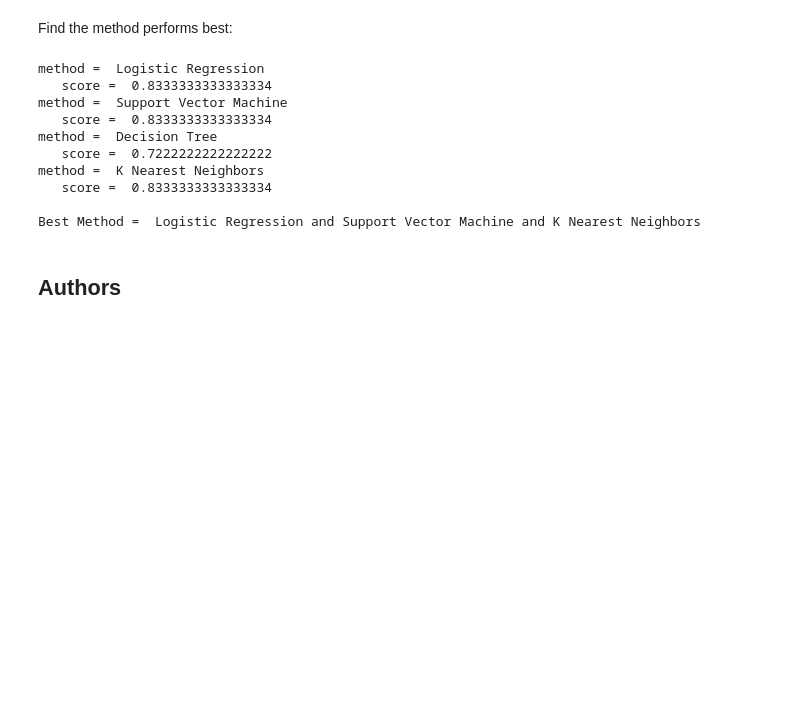
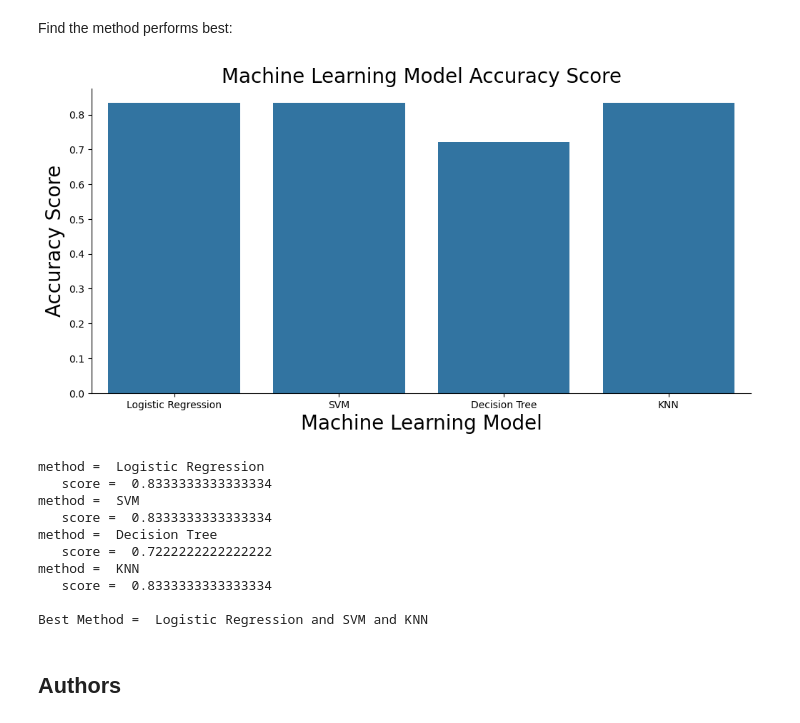
Before and after one commit to wangjihwang/Coursera, a Jupyter notebook: SpaceX_Machine Learning Prediction_Part_5.ipynb, the cells around one changed output. Saved outputs shown, nothing was run; the diff lists cells and outputs as text; code cells hidden in the pictures; blank space fills up the shorter version.

```diff
--- a/SpaceX_Machine Learning Prediction_Part_5.ipynb
+++ b/SpaceX_Machine Learning Prediction_Part_5.ipynb
@@ -379,32 +379,49 @@ plot_confusion_matrix(Y_test,yhat)
 Find the method performs best:
 # %%
 predictors = [logreg_cv, svm_cv, tree_cv, knn_cv]
-names = ['Logistic Regression', 'Support Vector Machine', 'Decision Tree', 'K Nearest Neighbors']
+names = ['Logistic Regression', 'SVM', 'Decision Tree', 'KNN']
+logreg_cv_score = logreg_cv.score(X_test, Y_test)
+svm_cv_score = svm_cv.score(X_test, Y_test)
+tree_cv_score = tree_cv.score(X_test, Y_test)
+knn_cv_score = knn_cv.score(X_test, Y_test)
+
+# Compile model scores into a DataFrame and then identify and label the maximum score
+ranking_dict = {'Model':['Logistic Regression', 'SVM', 'Decision Tree', 'KNN'], 'Score':[logreg_cv_score, svm_cv_score, tree_cv_score, knn_cv_score]}
+ranking_df = pd.DataFrame(ranking_dict)
+
+sns.catplot(kind="bar", data=ranking_df, x="Model", y="Score", aspect=2)
+plt.xlabel("Machine Learning Model", fontsize=20)
+plt.ylabel("Accuracy Score", fontsize=20)
+plt.title("Machine Learning Model Accuracy Score", fontsize=20)
+plt.show()
+
+
 highest_score = 0.
 best_method = ''
 for i, predictor in enumerate(predictors):
     s = predictor.score(X_test, Y_test)
     print("method = ", names[i])
     print("   score = ", s)
     if s > highest_score:
         highest_score = s
         best_method = names[i]
     elif s == highest_score:
         best_method = best_method + ' and ' + names[i]
 
 print("")
 print("Best Method = ", best_method)
 # %% [output]
+[figure, added]
 method =  Logistic Regression
    score =  0.8333333333333334
-method =  Support Vector Machine
+method =  SVM
    score =  0.8333333333333334
 method =  Decision Tree
    score =  0.7222222222222222
-method =  K Nearest Neighbors
+method =  KNN
    score =  0.8333333333333334
 
-Best Method =  Logistic Regression and Support Vector Machine and K Nearest Neighbors
+Best Method =  Logistic Regression and SVM and KNN
 # %% [markdown]
 ## Authors
 # %% [markdown]
```
Also changed, not shown: parts of 4 cells of this notebook.
